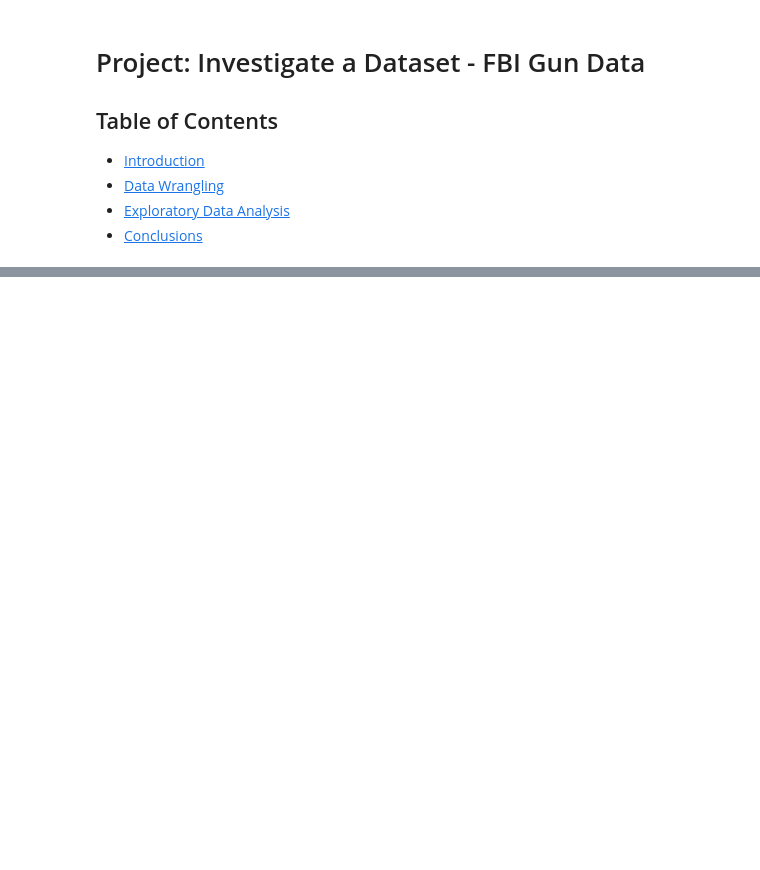
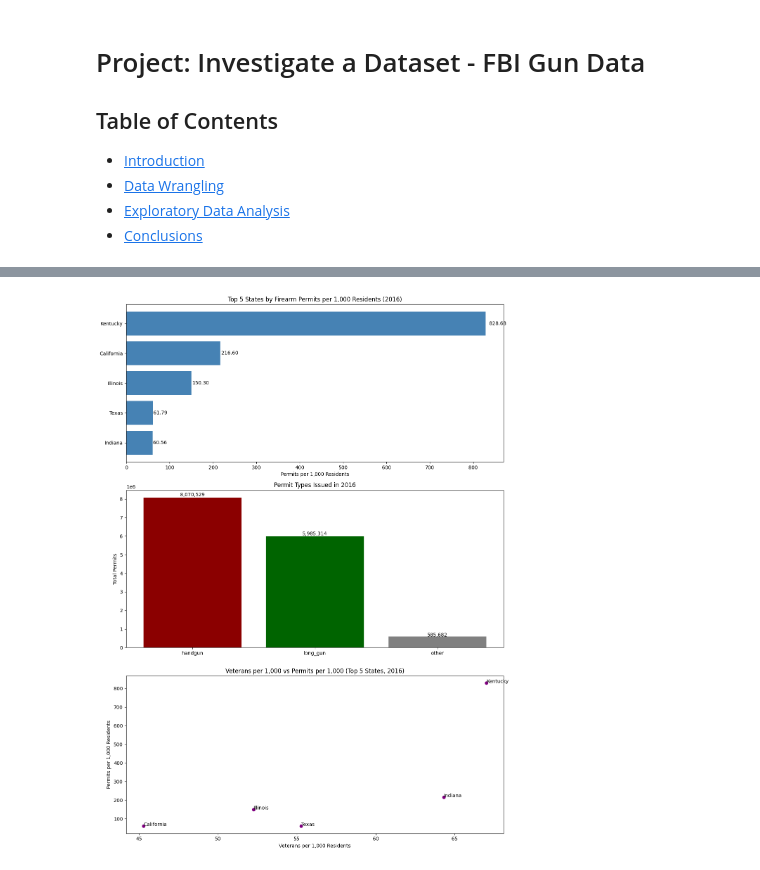
Before and after one commit to danielzbarnes/Data-Analyst-Investigate-a-dataset, a Jupyter notebook: Investigate_a_Dataset.ipynb, the cells around one changed output, grey strips where cells are left out. Saved outputs shown, nothing was run; the diff lists cells and outputs as text; code cells hidden in the pictures; blank space fills up the shorter version.

```diff
--- a/Investigate_a_Dataset.ipynb
+++ b/Investigate_a_Dataset.ipynb
@@ -92,0 +419,13 @@
+# %%
+# return to the gun data to clean out the non-state data
+
+# get the state list from the census data
+census_states = clean_census['state'].unique()
+
+# keep only the states that are in the census list
+df_gun_data = df_gun_data[df_gun_data['state'].isin(census_states)]
+
+# reindex
+df_gun_data = df_gun_data.sort_values(['state', 'month']).reset_index(drop=True)
+
+print(f"number of states in gun data: {df_gun_data['state'].nunique()}")
@@ -92,0 +436,6 @@
+# %%
+# filter the gun data for only years that match the census data
+
+target_years = [2010, 2016]
+
+filtered_gun_data = df_gun_data[df_gun_data['year'].isin(target_years)]
@@ -92,0 +450,73 @@
+# %%
+state_totals = (
+    filtered_gun_data[filtered_gun_data['year'] == 2016]
+    .groupby('state')['totals']
+    .sum()
+    .sort_values(ascending=False)
+    .head(5)
+)
+
+# --- Inline: per-capita permits (permits per 1k residents) ---
+pop_2016 = clean_census.set_index('state')['population_2016']
+permits_per_1k = (state_totals / pop_2016.loc[state_totals.index]) * 1000
+
+# --- Inline: permit type totals for 2016 ---
+permit_types_2016 = (
+    filtered_gun_data[filtered_gun_data['year'] == 2016][['handgun','long_gun','other']]
+    .sum()
+)
+
+# --- Inline: veterans vs permits (per 1k veterans) ---
+veterans = clean_census.set_index('state')['veterans']
+veterans_per_1k = (veterans.loc[state_totals.index] / pop_2016.loc[state_totals.index]) * 1000
+
+# --- Create vertical subplots ---
+fig, axes = plt.subplots(3, 1, figsize=(12, 16))
+ax1, ax2, ax3 = axes
+
+# ============================================================
+# 1️⃣ Subplot: Top 5 states (permits per 1k residents)
+# ============================================================
+
+sorted_totals = permits_per_1k.sort_values(ascending=False)
+
+bars = ax1.barh(permits_per_1k.index, sorted_totals.values, color='steelblue')
+ax1.set_title('Top 5 States by Firearm Permits per 1,000 Residents (2016)')
+ax1.set_xlabel('Permits per 1,000 Residents')
+ax1.invert_yaxis()
+
+for bar in bars:
+    width = bar.get_width()
+    ax1.text(width * 1.01,
+             bar.get_y() + bar.get_height()/2,
+             f'{width:.2f}',
+             va='center')
+
+# ============================================================
+# 2️⃣ Subplot: Permit type totals (handgun vs long gun vs other)
+# ============================================================
+
+ax2.bar(permit_types_2016.index, permit_types_2016.values,
+        color=['darkred','darkgreen','gray'])
+ax2.set_title('Permit Types Issued in 2016')
+ax2.set_ylabel('Total Permits')
+
+for i, v in enumerate(permit_types_2016.values):
+    ax2.text(i, v * 1.01, f'{v:,}', ha='center')
+
+# ============================================================
+# 3️⃣ Subplot: Veterans per 1k vs permits per 1k (scatter)
+# ============================================================
+
+ax3.scatter(veterans_per_1k, permits_per_1k, color='purple')
+ax3.set_title('Veterans per 1,000 vs Permits per 1,000 (Top 5 States, 2016)')
+ax3.set_xlabel('Veterans per 1,000 Residents')
+ax3.set_ylabel('Permits per 1,000 Residents')
+
+for state in permits_per_1k.index:
+    ax3.text(veterans_per_1k[state], permits_per_1k[state], state)
+
+plt.tight_layout()
+plt.show()
+# %% [output]
+[figure, added]
```
Also changed, not shown: parts of 52 cells of this notebook, 2 other files.
